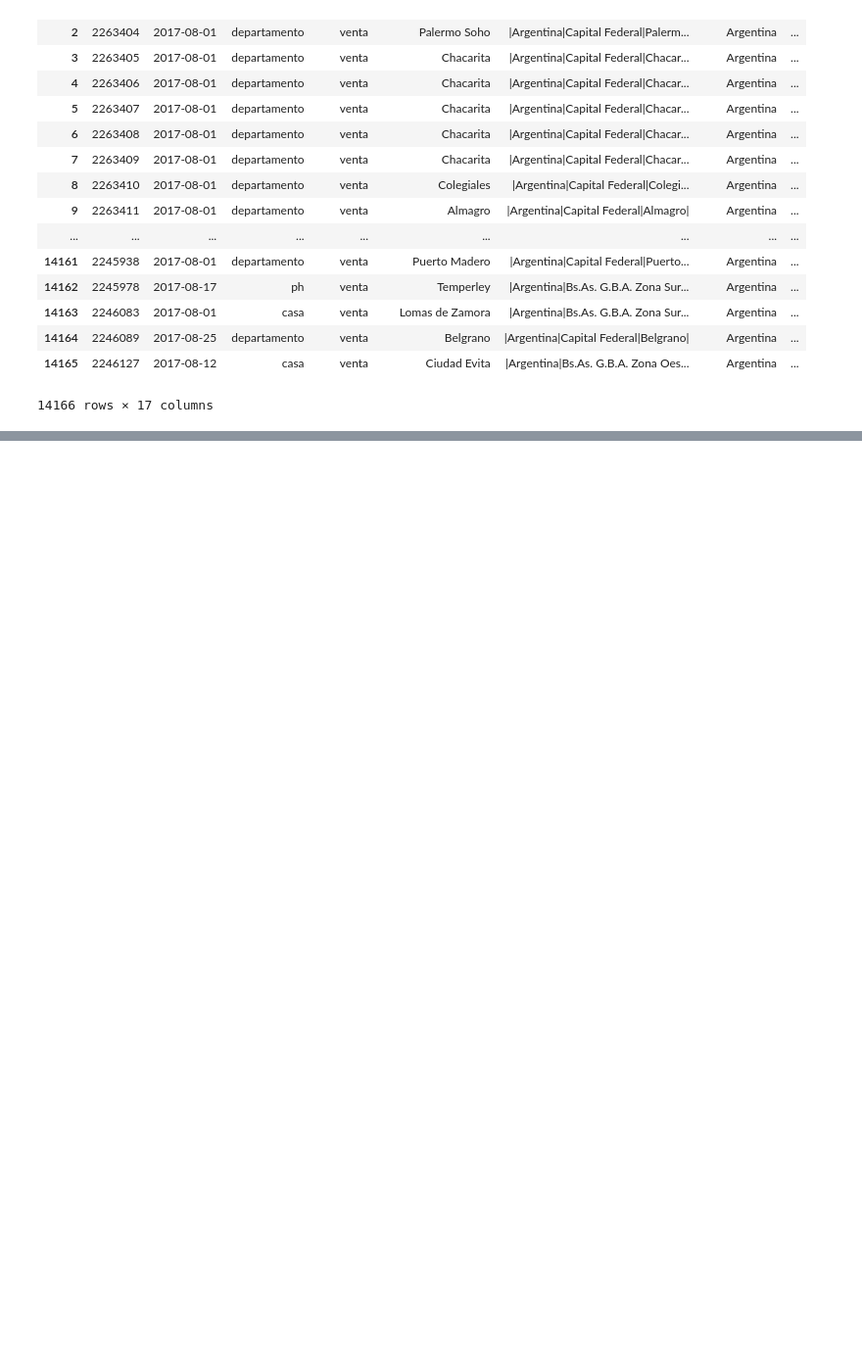
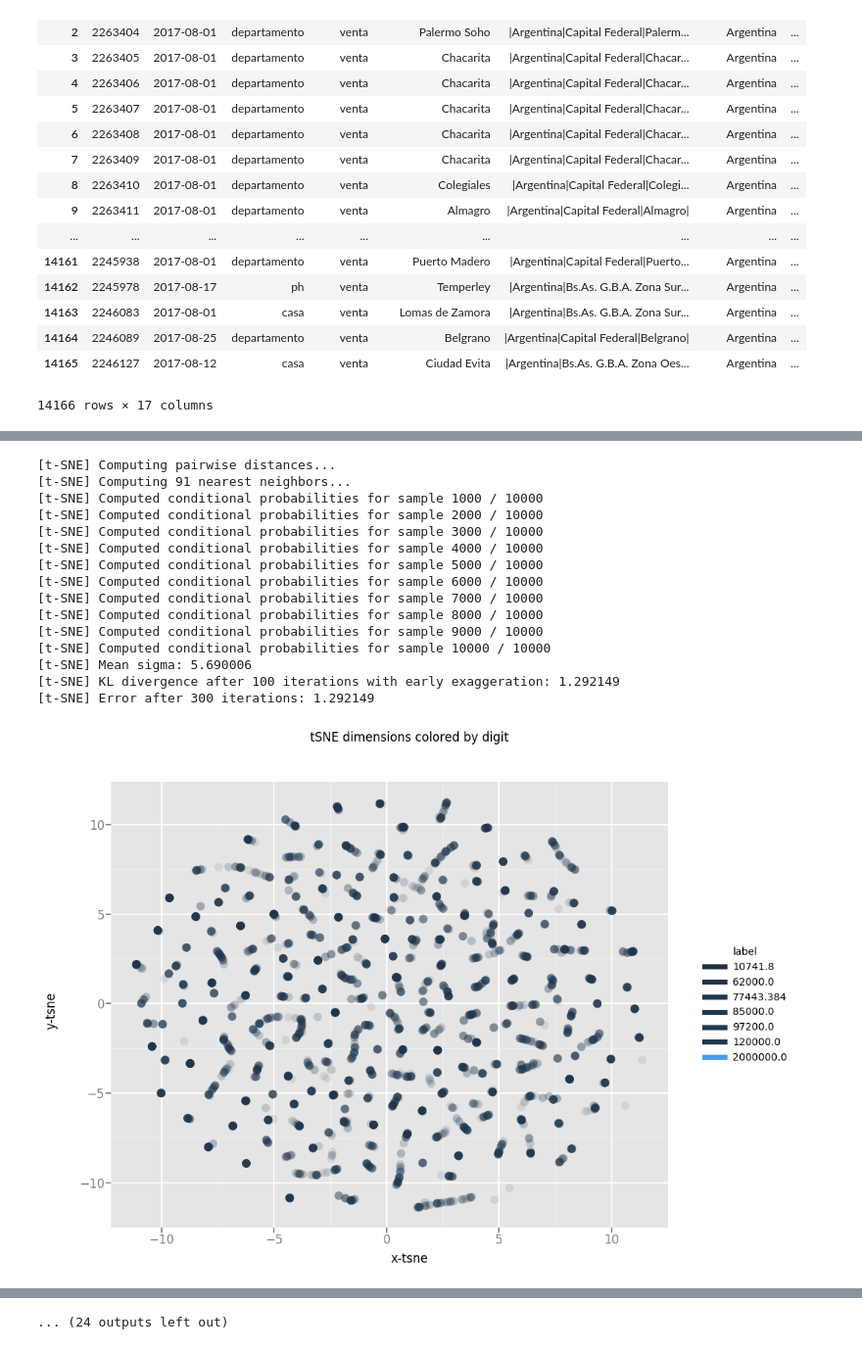
Before and after one commit to guidoAlbarello/Datos20172do, a Jupyter notebook: PrediccionPrecios.ipynb, the cells around one changed output, grey strips where cells are left out. Shown at 98% size. Saved outputs shown, nothing was run; the diff lists cells and outputs as text; code cells hidden in the pictures; blank space fills up the shorter version.

```diff
--- a/PrediccionPrecios.ipynb
+++ b/PrediccionPrecios.ipynb
@@ -179,2 +199,4 @@ dfMetrosCuadradosPorZona = dsSell.groupby(columna).mean().reset_index()[[columna
 dsSell = getPrecioPorMetroCuadradoPorZona(dsSell, dfMetrosCuadradosPorZona, columna)
+# %%
+dsSell.created_on = dsSell.created_on.astype(float)
 # %%
@@ -190,7 +212,9 @@ See the caveats in the documentation: http://pandas.pydata.org/pandas-docs/stabl
 # %%
 dropColumnas(dsSell)
 preprocesamientoExpensas(dsSell)
-dsSell = oneHotEncoding(dsSell, 'zona')
+dsSell = oneHotEncoding(dsSell, 'municipio')
 dsSell = oneHotEncoding(dsSell, 'property_type')
+dsSell = fillFloor(dsSell)
 dsSell = fillNan(dsSell)
+redondearValores(dsSell)
 #cargarLocalizacionesTransporte(dsSell)
@@ -348,0 +473,14 @@ plt.show()
+# %%
+for i in range(n_models):
+    predictions.append(models[i].predict(dsSellTest_x))
+
+
+dfPredictions = pd.DataFrame(predictions)
+avgPrediction = dfPredictions.mean(axis=0).values      #tal vez usar  red reunoral en vez de avg
+
+
+
+for i in range(n_models):
+    print("MSE model "+str(i) +": " + str(mean_squared_error(dsSellTest_y, predictions[i])))
+
+print("MSE avg: "+str(mean_squared_error(dsSellTest_y, avgPrediction)))
@@ -467,3 +625,45 @@ testPrediction
 #exportar csv con formato para kaggle
 fileName = "pricePrediction.csv"
 testPrediction.to_csv(fileName, sep=',', index = False)
+# %%
+import time
+from ggplot import *
+from sklearn.manifold import TSNE
+
+
+
+for i in range(30,400):
+        n = 10000
+        sample = dsSellTrain.sample(n = n)
+        y_data = dsSellTrain['price_aprox_usd']
+        x_data = dsSellTrain.drop('price_aprox_usd', axis=1)
+
+        dsSellTrain['is_true'] = np.random.uniform(0,1,len(dsSellTrain)) >= 0.20
+        x_data  = dsSellTrain[dsSellTrain['is_true']==True]
+        del dsSellTrain['is_true']
+        del x_data['is_true']
+
+
+        x_data = x_data[:n]
+        y_data = x_data[:n]['price_aprox_usd']
+
+        x_data = x_data.drop('price_aprox_usd', axis=1)
+
+
+
+        x_data['label'] = y_data
+
+        rndperm = np.random.permutation(x_data.shape[0])
+        time_start = time.time()
+        tsne = TSNE(n_components=2, verbose=1, perplexity=i, n_iter=300)
+        tsne_results = tsne.fit_transform(x_data.values)
+
+        df_tsne = x_data.loc[rndperm[:n],:].copy()
+        df_tsne['x-tsne'] = tsne_results[:,0]
+        df_tsne['y-tsne'] = tsne_results[:,1]
+
+        chart = ggplot( df_tsne, aes(x='x-tsne', y='y-tsne', color='label') ) \
+                + geom_point(size=70,alpha=0.1) \
+                + ggtitle("tSNE dimensions colored by digit")
+        print (chart)
+# %% [output]
@@ -469,0 +674,16 @@ testPrediction.to_csv(fileName, sep=',', index = False)
+[t-SNE] Computing pairwise distances...
+[t-SNE] Computing 91 nearest neighbors...
+[t-SNE] Computed conditional probabilities for sample 1000 / 10000
+[t-SNE] Computed conditional probabilities for sample 2000 / 10000
+[t-SNE] Computed conditional probabilities for sample 3000 / 10000
+[t-SNE] Computed conditional probabilities for sample 4000 / 10000
+[t-SNE] Computed conditional probabilities for sample 5000 / 10000
+[t-SNE] Computed conditional probabilities for sample 6000 / 10000
+[t-SNE] Computed conditional probabilities for sample 7000 / 10000
+[t-SNE] Computed conditional probabilities for sample 8000 / 10000
+[t-SNE] Computed conditional probabilities for sample 9000 / 10000
+[t-SNE] Computed conditional probabilities for sample 10000 / 10000
+[t-SNE] Mean sigma: 5.690006
+[t-SNE] KL divergence after 100 iterations with early exaggeration: 1.292149
+[t-SNE] Error after 300 iterations: 1.292149
+[figure, added]
@@ -469,0 +774 @@ testPrediction.to_csv(fileName, sep=',', index = False)
+... (24 outputs left out)
```
Also changed, not shown: parts of 43 cells of this notebook.
